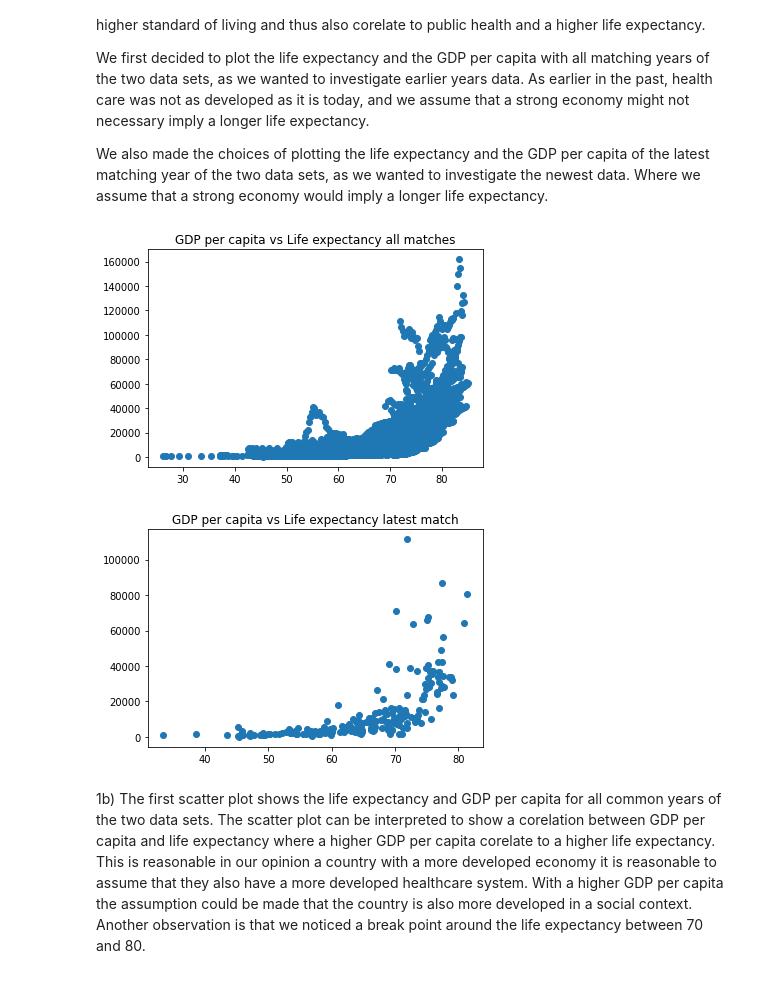
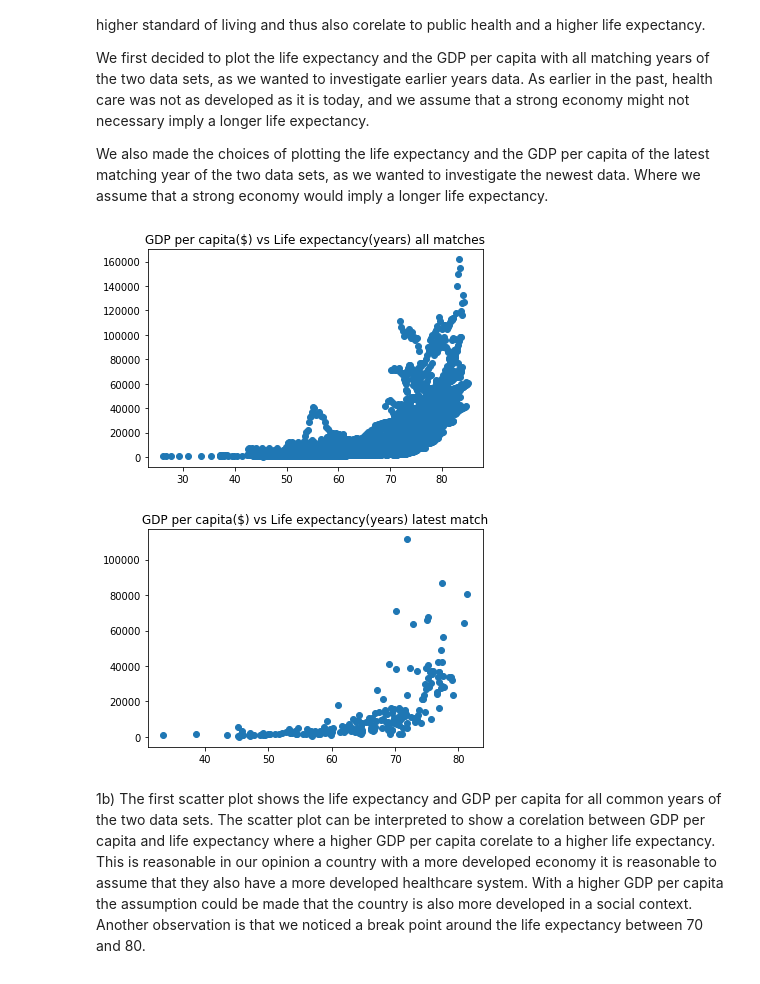
Before and after one commit to Balthazark/datascienceAI, a Jupyter notebook: Assignment1/worldOfData.ipynb, the cells around one changed output. Saved outputs shown, nothing was run; the diff lists cells and outputs as text; code cells hidden in the pictures.

```diff
--- a/Assignment1/worldOfData.ipynb
+++ b/Assignment1/worldOfData.ipynb
@@ -71,25 +73,27 @@ writeToCSV(getLatest(),'outputLatest.csv')
 # %%
 import pandas as pd
 import matplotlib.pyplot as plt
+
+#Function for plotting data
 def plotData(inputFile,plotTitle):
     cleanedData = pd.read_csv(inputFile)
 
     gdpData = cleanedData['GDP per capita']
     lifeData = cleanedData['Life expectancy']
 
     gdpData = list(map(float, gdpData))
     lifeData = list(map(float, lifeData))
 
     plt.scatter(lifeData, gdpData)
     plt.title(plotTitle)
     plt.show()
 
 
-plotData('outputAll.csv', 'GDP per capita vs Life expectancy all matches')
-plotData('outputLatest.csv', 'GDP per capita vs Life expectancy latest match')
+plotData('outputAll.csv', 'GDP per capita($) vs Life expectancy(years) all matches')
+plotData('outputLatest.csv', 'GDP per capita($) vs Life expectancy(years) latest match')
 # %% [output]
-[figure, old version]
+[figure, new version]
-[figure, old version]
+[figure, new version]
 # %% [markdown]
 1b)
 The first scatter plot shows the life expectancy and GDP per capita for all common years of the two data sets. The scatter plot can be interpreted to show a corelation between GDP per capita and life expectancy where a higher GDP per capita corelate to a higher life expectancy. This is reasonable in our opinion a country with a more developed economy it is reasonable to assume that they also have a more developed healthcare system. With a higher GDP per capita the assumption could be made that the country is also more developed in a social context. Another observation is that we noticed a break point around the life expectancy between 70 and 80.
```
Also changed, not shown: parts of 10 cells of this notebook.
